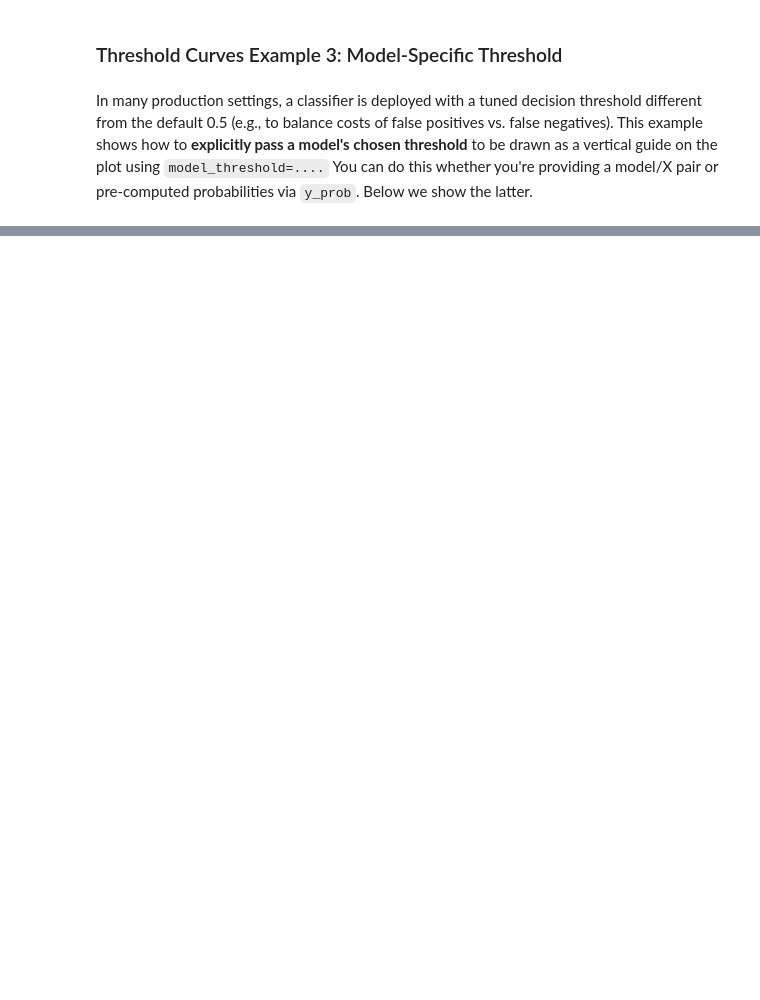
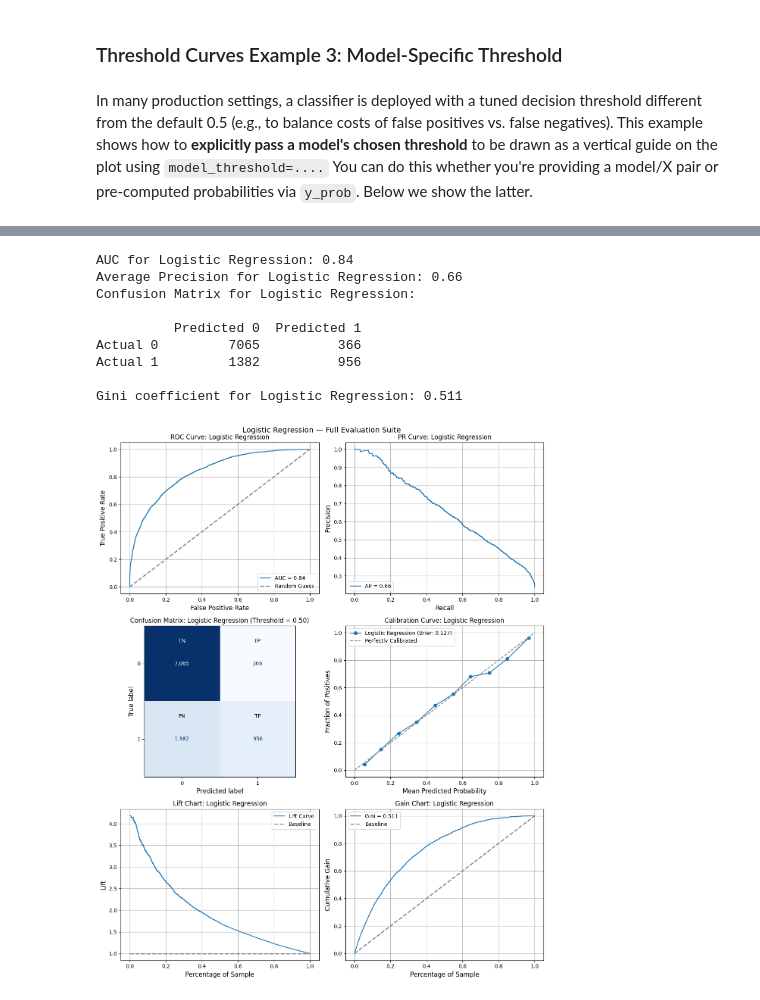
Before and after one commit to lshpaner/model_metrics, a Jupyter notebook: py_notebooks/model_evaluation_docs.ipynb, the cells around one changed output, grey strips where cells are left out. Drawn from its saved outputs; the diff is of its cells as text; code cells hidden in the pictures; blank space fills up the shorter version.

```diff
--- a/py_notebooks/model_evaluation_docs.ipynb
+++ b/py_notebooks/model_evaluation_docs.ipynb
@@ -1728,0 +2101,70 @@ plot_threshold_metrics(
+# %%
+# ── Example 2: full 3x2 suite with lift and gain ───────────────────────────
+combine_plots(
+    plot_calls=[
+        (
+            show_roc_curve,
+            {
+                "y_prob": y_prob_lr,
+                "y": y_test_ai,
+                "model_title": "Logistic Regression",
+            },
+        ),
+        (
+            show_pr_curve,
+            {
+                "y_prob": y_prob_lr,
+                "y": y_test_ai,
+                "model_title": "Logistic Regression",
+            },
+        ),
+        (
+            show_confusion_matrix,
+            {
+                "y_prob": y_prob_lr,
+                "y": y_test_ai,
+                "model_title": "Logistic Regression",
+            },
+        ),
+        (
+            show_calibration_curve,
+            {
+                "y_prob": y_prob_lr,
+                "y": y_test_ai,
+                "model_title": "Logistic Regression",
+                "show_brier_score": True,
+            },
+        ),
+        (
+            show_lift_chart,
+            {
+                "y_prob": y_prob_lr,
+                "y": y_test_ai,
+                "model_title": "Logistic Regression",
+            },
+        ),
+        (
+            show_gain_chart,
+            {
+                "y_prob": y_prob_lr,
+                "y": y_test_ai,
+                "model_title": "Logistic Regression",
+                "show_gini": True,
+            },
+        ),
+    ],
+    n_cols=2,
+    suptitle="Logistic Regression — Full Evaluation Suite",
+    figsize=(12, 15),
+)
+# %% [output]
+AUC for Logistic Regression: 0.84
+Average Precision for Logistic Regression: 0.66
+Confusion Matrix for Logistic Regression:
+
+          Predicted 0  Predicted 1
+Actual 0         7065          366
+Actual 1         1382          956
+
+Gini coefficient for Logistic Regression: 0.511
+[figure, added]
```
Also changed, not shown: parts of 48 cells of this notebook, 2 other files.
